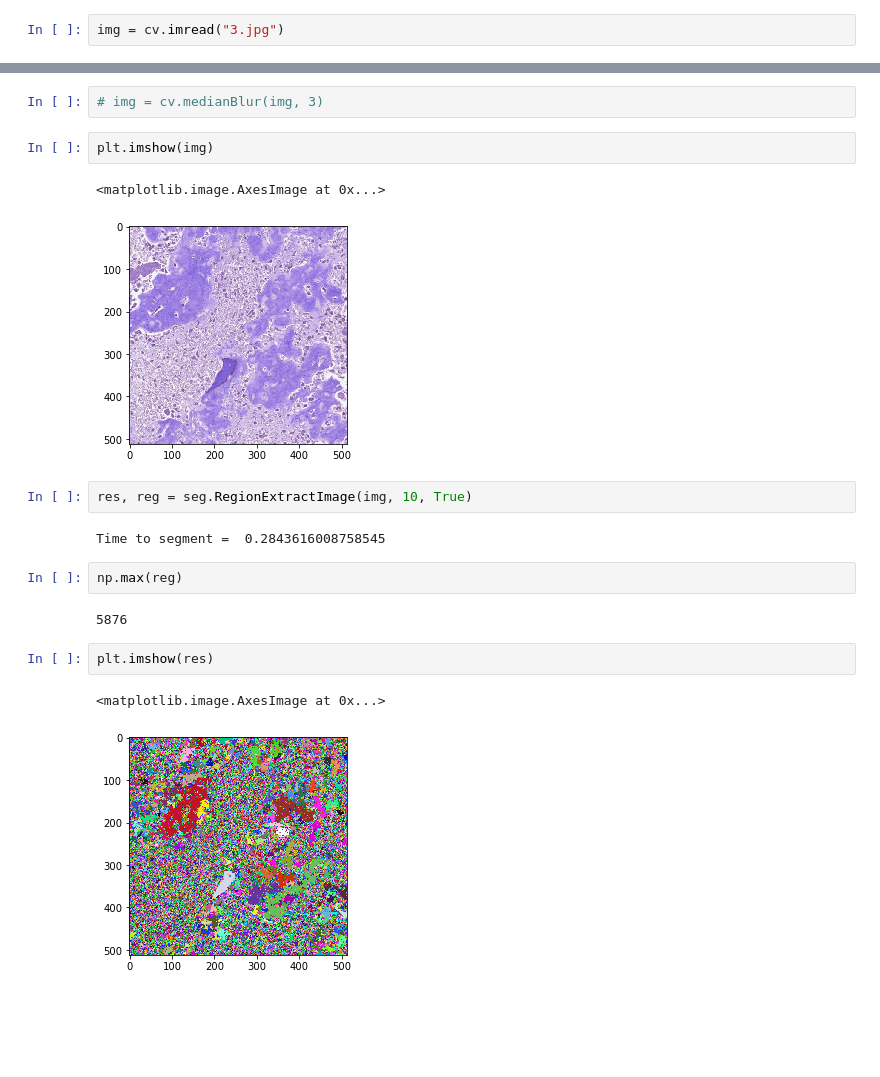
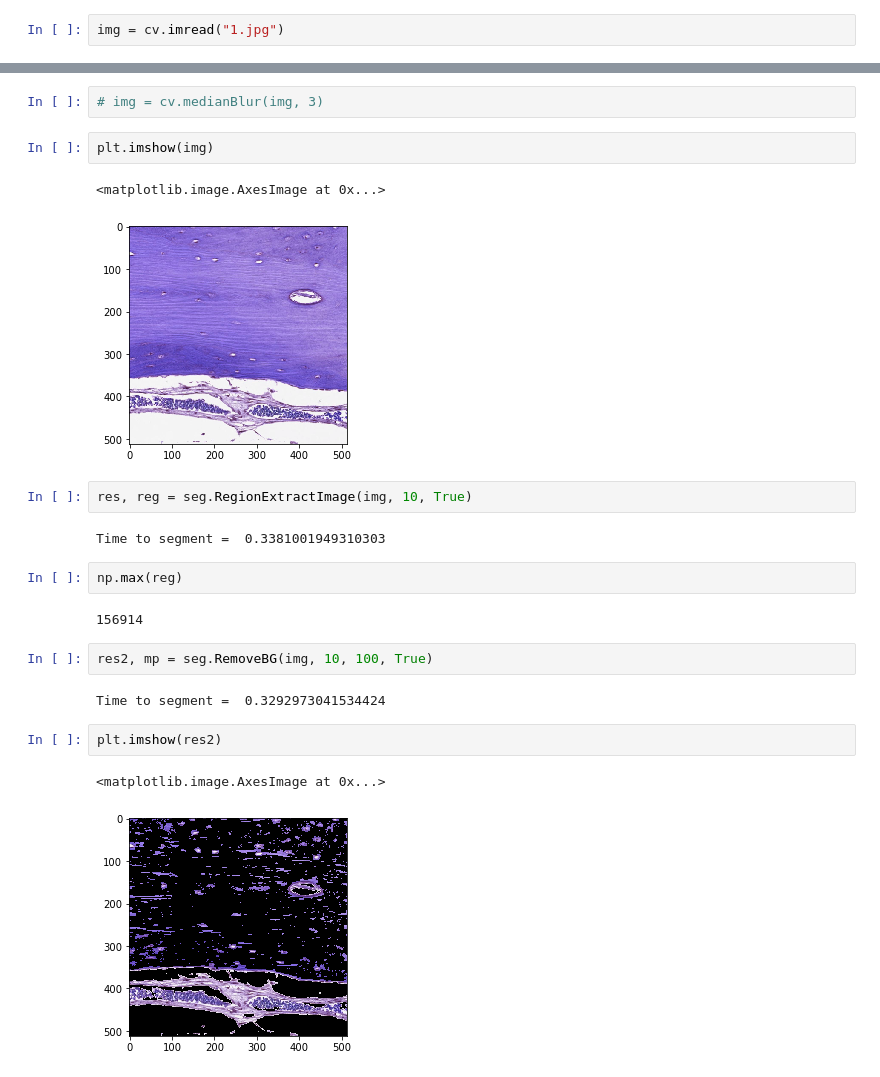
Before and after one commit to kzhitizg/Project_2, a Jupyter notebook: Region_Growing/Segmentation.ipynb, the cells around one changed output, grey strips where cells are left out. Cells and saved outputs as stored; diff of their text form; blank space fills up the shorter version.

Commit message:
Added BG remover

```diff
--- a/Region_Growing/Segmentation.ipynb
+++ b/Region_Growing/Segmentation.ipynb
@@ -10,7 +10,7 @@ sys.path.append(os.path.join(os.path.dirname(os.getcwd()),"modules"))
 # %%
 import NbrRegionSegment as seg
 # %%
-img = cv.imread("3.jpg")
+img = cv.imread("1.jpg")
 # %%
 img = cv.resize(img, (0,0), fx = 0.5, fy = 0.5)
 # %%
@@ -19,17 +19,21 @@ img = cv.resize(img, (0,0), fx = 0.5, fy = 0.5)
 plt.imshow(img)
 # %% [output]
 <matplotlib.image.AxesImage at 0x...>
-[figure, old version]
+[figure, new version]
 # %%
 res, reg = seg.RegionExtractImage(img, 10, True)
 # %% [output]
-Time to segment =  0.2843616008758545
+Time to segment =  0.3381001949310303
 # %%
 np.max(reg)
 # %% [output]
-5876
+156914
+# %%
+res2, mp = seg.RemoveBG(img, 10, 100, True)
+# %% [output]
+Time to segment =  0.3292973041534424
 # %%
-plt.imshow(res)
+plt.imshow(res2)
 # %% [output]
 <matplotlib.image.AxesImage at 0x...>
-[figure, old version]
+[figure, new version]
```
Also changed, not shown: 6 other files.
